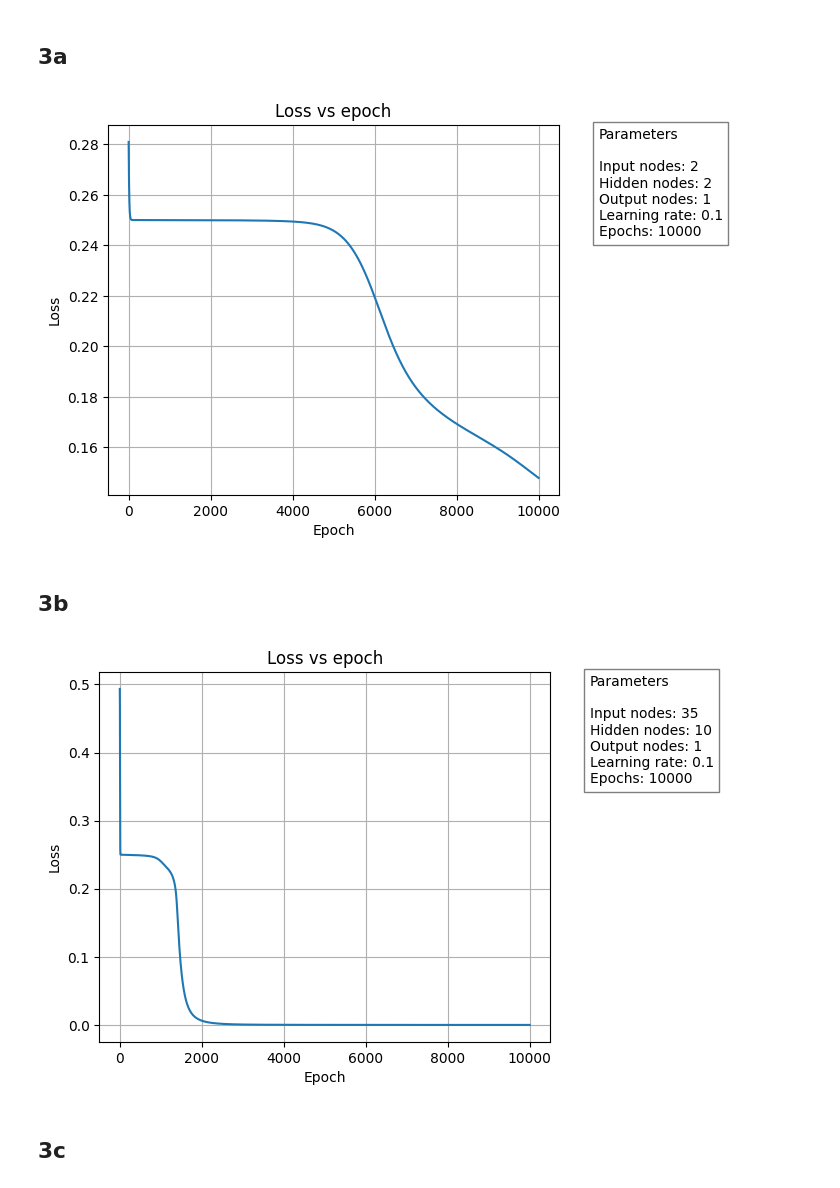
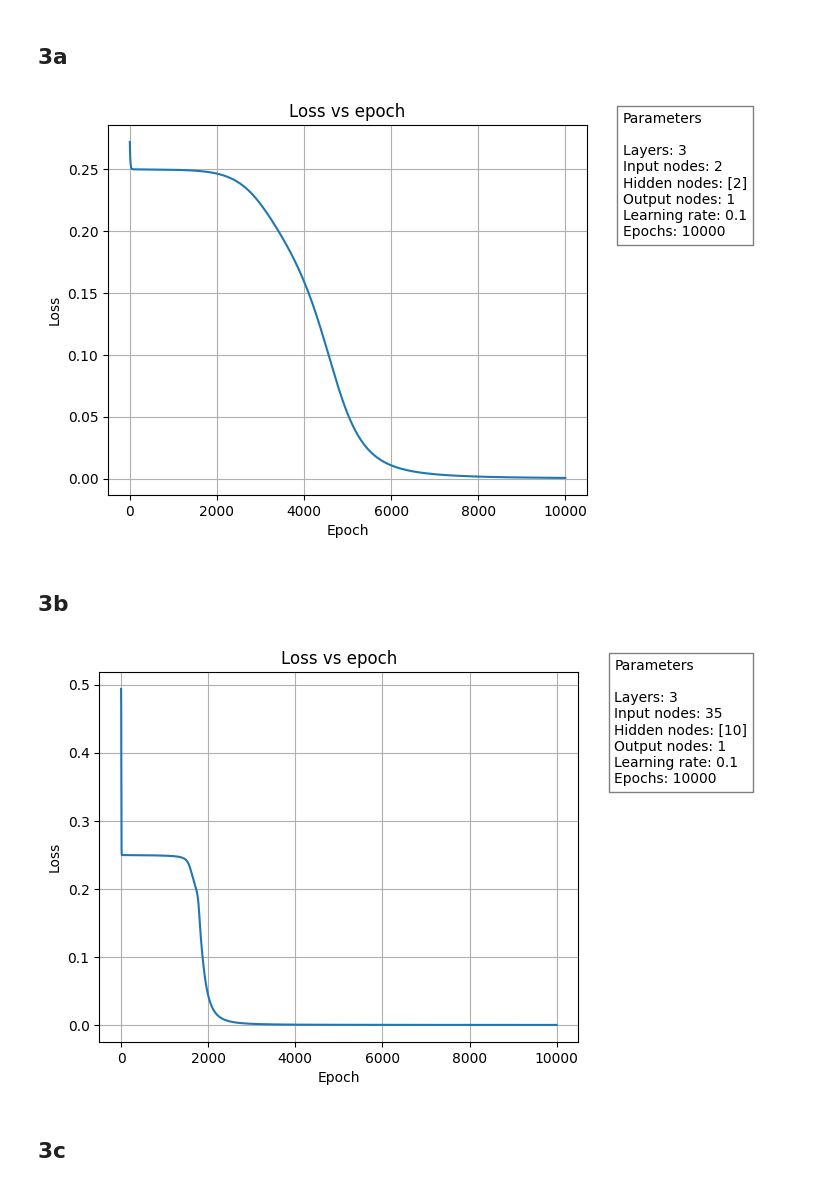
Before and after one commit to tristanff/SIA-TP3, a Jupyter notebook: Exercise3/Multilayer.ipynb, the cells around one changed output. Cells and saved outputs as stored; diff of their text form; code cells hidden in the pictures.

Commit message:
Adapted network to accept indefinite amount of layers (this took many many more hours than I would like to admit. i want to sleep........)

```diff
--- a/Exercise3/Multilayer.ipynb
+++ b/Exercise3/Multilayer.ipynb
@@ -195,7 +44,7 @@ class NeuralNetwork:
 # %%
 learning_rate = 0.1
 epochs = 10000
-nn_A = NeuralNetwork(2, 2, 1)
+nn_A = NeuralNetwork([2, 2, 1])
 nn_A.train(x, y, learning_rate, epochs)
 nn_A.predict(x)
 # %% [output]
@@ -413,15 +240,15 @@ array([[7]])
 # %% [markdown]
 ## 3a
 # %%
-nn_A.graph('loss_epoch')
+nn_A.graph('loss')
 # %% [output]
-[figure, old version]
+[figure, new version]
 # %% [markdown]
 ## 3b
 # %%
-nn_B.graph(graph_type='loss_epoch')
+nn_B.graph(graph_type='loss')
 # %% [output]
-[figure, old version]
+[figure, new version]
 # %% [markdown]
 ## 3c
 # %%
```
Also changed, not shown: parts of 11 cells of this notebook, 2 other files.
